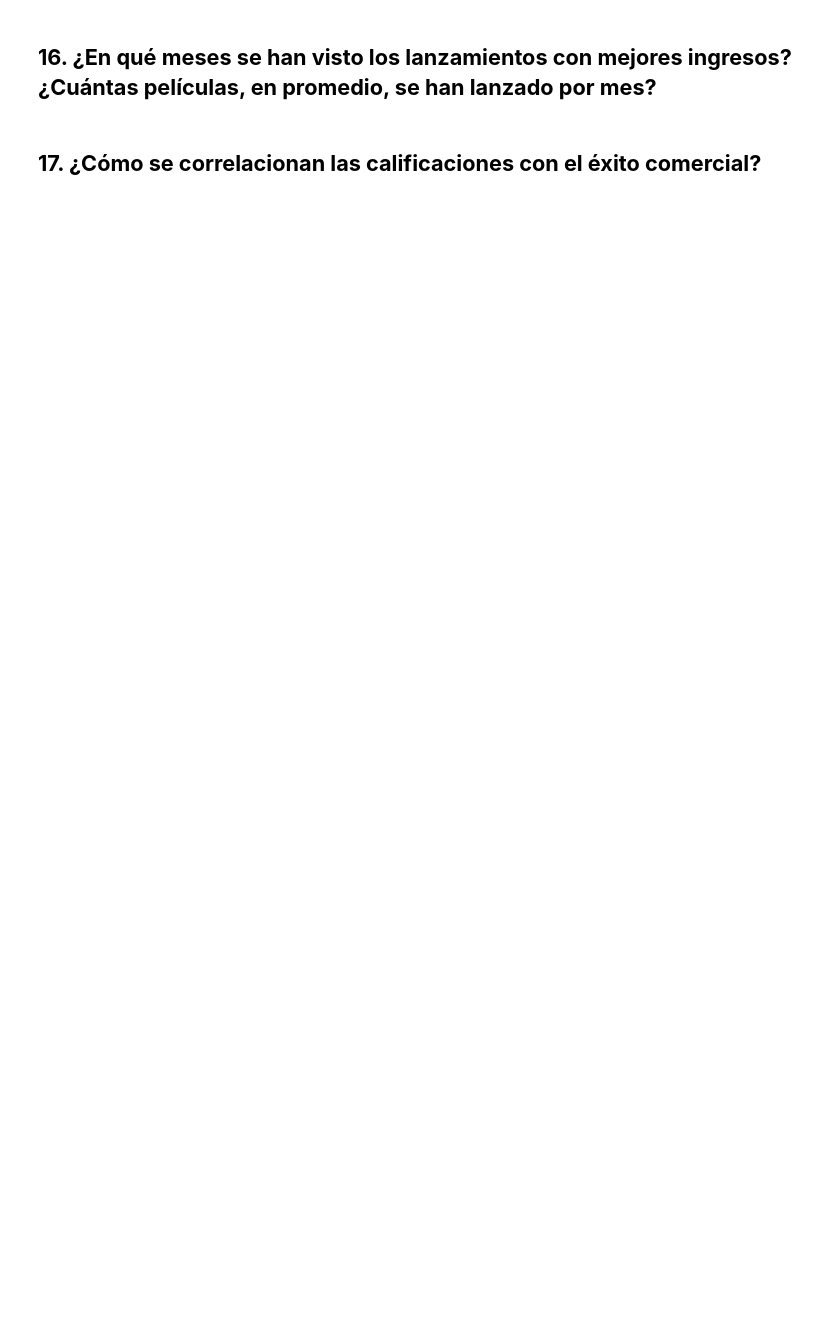
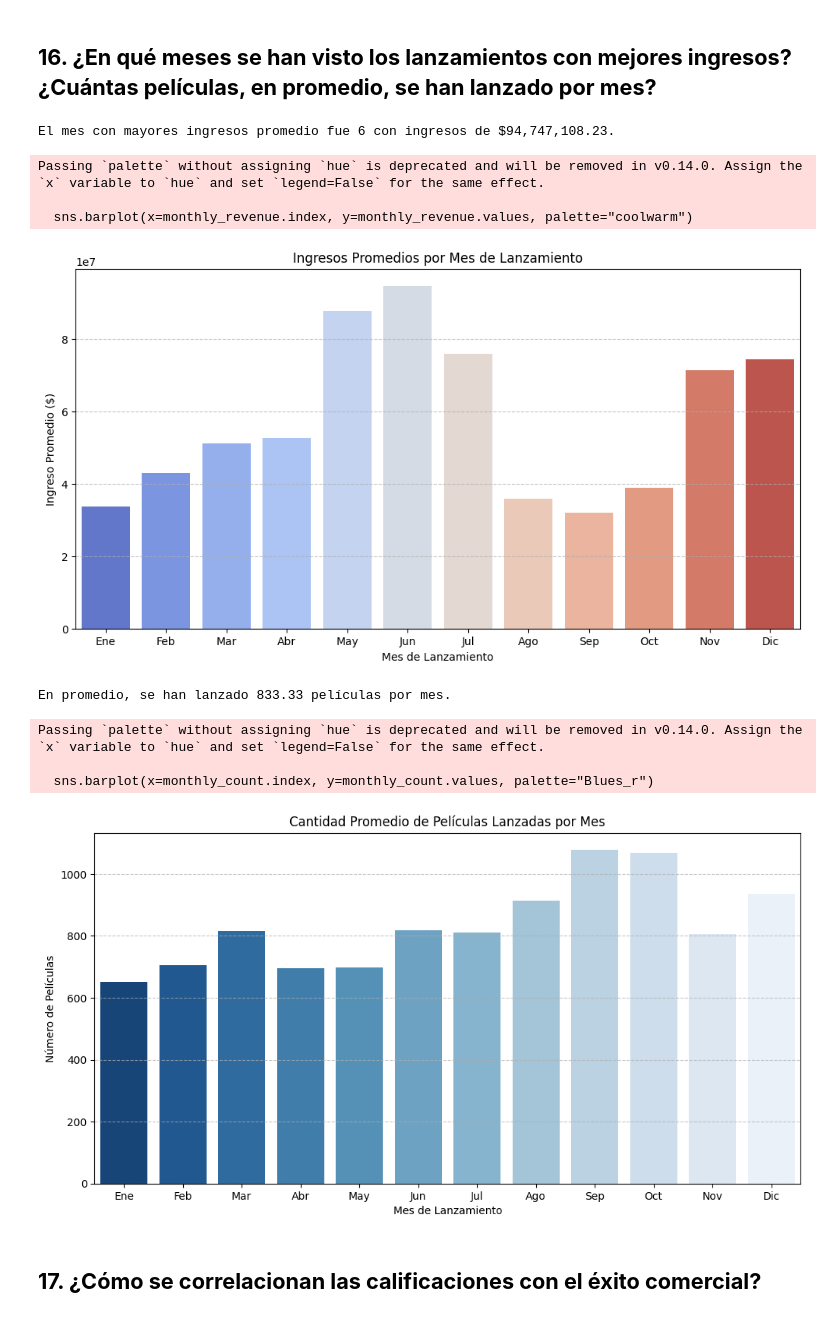
Before and after one commit to sofigo1010/mineria-de-datos, a Jupyter notebook: movies/proyecto1.ipynb, the cells around one changed output. Drawn from its saved outputs; the diff is of its cells as text; code cells hidden in the pictures; blank space fills up the shorter version.

```diff
--- a/movies/proyecto1.ipynb
+++ b/movies/proyecto1.ipynb
@@ -659,4 +741,45 @@ Directores de las 20 películas mejor calificadas:
 # %% [markdown]
 ## **16. ¿En qué meses se han visto los lanzamientos con mejores ingresos? ¿Cuántas películas, en promedio, se han lanzado por mes?**
+# %%
+df['releaseDate'] = pd.to_datetime(df['releaseDate'], errors='coerce')
+df['releaseMonth'] = df['releaseDate'].dt.month
+
+monthly_revenue = df.groupby('releaseMonth')['revenue'].mean().sort_values(ascending=False)
+monthly_count = df['releaseMonth'].value_counts().sort_index()
+best_revenue_month = monthly_revenue.idxmax()
+best_revenue_value = monthly_revenue.max()
+avg_movies_per_month = monthly_count.mean()
+
+print(f"El mes con mayores ingresos promedio fue {best_revenue_month} con ingresos de ${best_revenue_value:,.2f}.")
+plt.figure(figsize=(12, 6))
+sns.barplot(x=monthly_revenue.index, y=monthly_revenue.values, palette="coolwarm")
+plt.xlabel("Mes de Lanzamiento")
+plt.ylabel("Ingreso Promedio ($)")
+plt.title("Ingresos Promedios por Mes de Lanzamiento")
+plt.xticks(ticks=range(12), labels=["Ene", "Feb", "Mar", "Abr", "May", "Jun", "Jul", "Ago", "Sep", "Oct", "Nov", "Dic"])
+plt.grid(axis='y', linestyle='--', alpha=0.7)
+plt.show()
+
+
+print(f"En promedio, se han lanzado {avg_movies_per_month:.2f} películas por mes.")
+plt.figure(figsize=(12, 6))
+sns.barplot(x=monthly_count.index, y=monthly_count.values, palette="Blues_r")
+plt.xlabel("Mes de Lanzamiento")
+plt.ylabel("Número de Películas")
+plt.title("Cantidad Promedio de Películas Lanzadas por Mes")
+plt.xticks(ticks=range(12), labels=["Ene", "Feb", "Mar", "Abr", "May", "Jun", "Jul", "Ago", "Sep", "Oct", "Nov", "Dic"])
+plt.grid(axis='y', linestyle='--', alpha=0.7)
+plt.show()
+# %% [output]
+El mes con mayores ingresos promedio fue 6 con ingresos de $94,747,108.23.
+Passing `palette` without assigning `hue` is deprecated and will be removed in v0.14.0. Assign the `x` variable to `hue` and set `legend=False` for the same effect.
+
+  sns.barplot(x=monthly_revenue.index, y=monthly_revenue.values, palette="coolwarm")
+[figure, added]
+En promedio, se han lanzado 833.33 películas por mes.
+Passing `palette` without assigning `hue` is deprecated and will be removed in v0.14.0. Assign the `x` variable to `hue` and set `legend=False` for the same effect.
+
+  sns.barplot(x=monthly_count.index, y=monthly_count.values, palette="Blues_r")
+[figure, added]
 # %% [markdown]
 ## **17. ¿Cómo se correlacionan las calificaciones con el éxito comercial?**
```
Also changed, not shown: parts of 14 cells of this notebook.
